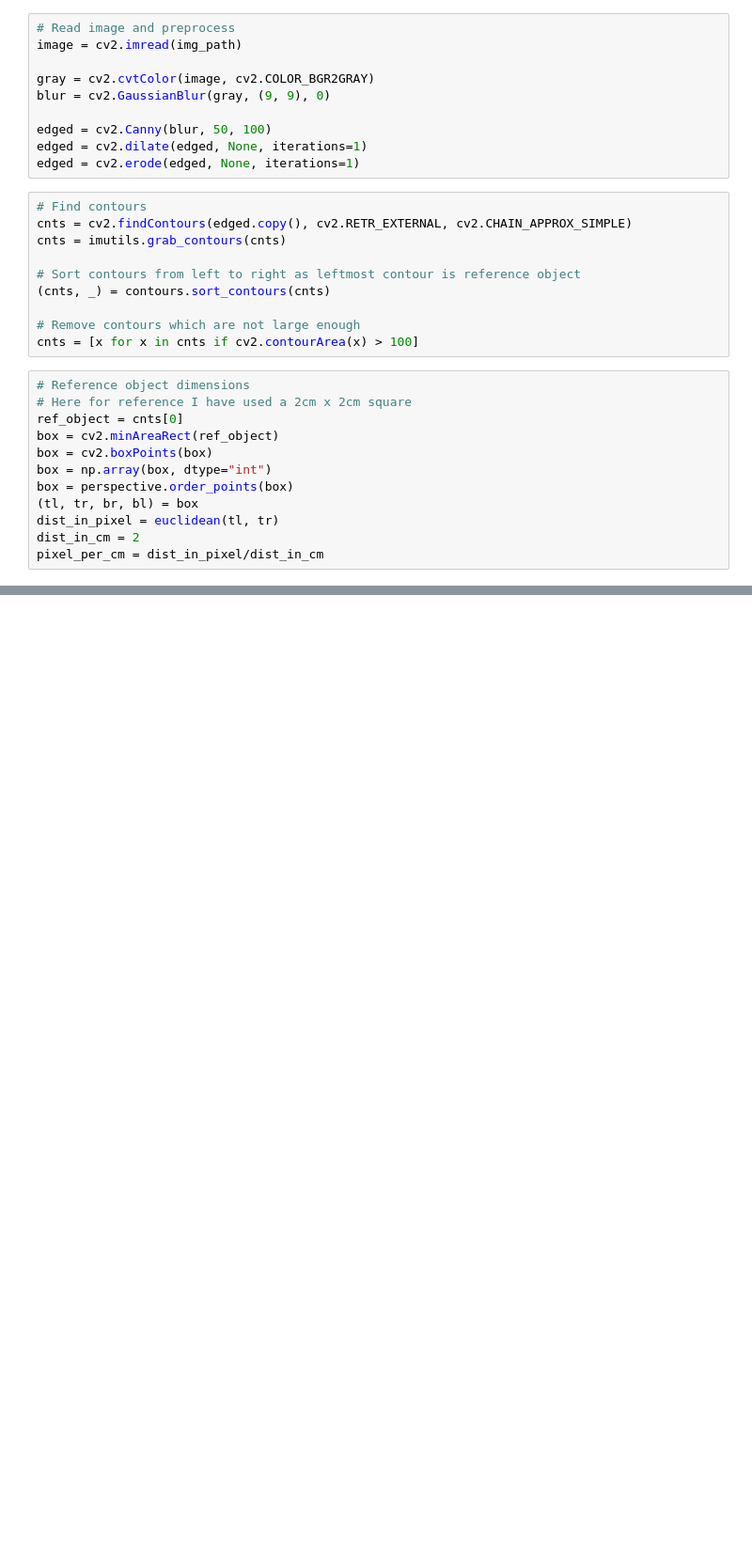
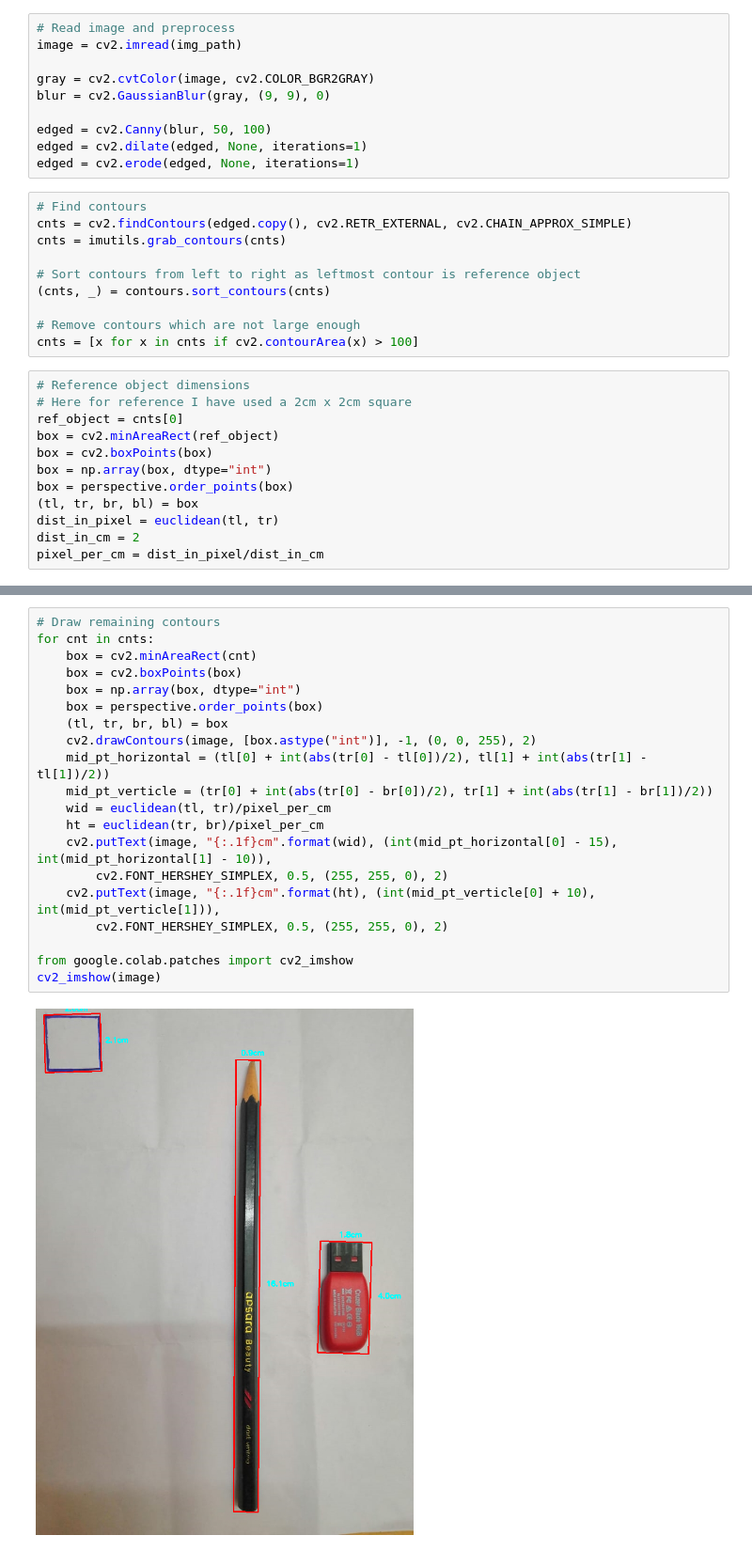
Before and after one commit to adityamaltare/OpenCV_object_measurement, a Jupyter notebook: OpenCV_object_measurements.ipynb, the cells around one changed output, grey strips where cells are left out. Shown at 94% size. Saved outputs shown, nothing was run; the diff lists cells and outputs as text; blank space fills up the shorter version.

```diff
--- a/OpenCV_object_measurements.ipynb
+++ b/OpenCV_object_measurements.ipynb
@@ -77,0 +78,22 @@ cv2_imshow(image)
+# %%
+# Draw remaining contours
+for cnt in cnts:
+	box = cv2.minAreaRect(cnt)
+	box = cv2.boxPoints(box)
+	box = np.array(box, dtype="int")
+	box = perspective.order_points(box)
+	(tl, tr, br, bl) = box
+	cv2.drawContours(image, [box.astype("int")], -1, (0, 0, 255), 2)
+	mid_pt_horizontal = (tl[0] + int(abs(tr[0] - tl[0])/2), tl[1] + int(abs(tr[1] - tl[1])/2))
+	mid_pt_verticle = (tr[0] + int(abs(tr[0] - br[0])/2), tr[1] + int(abs(tr[1] - br[1])/2))
+	wid = euclidean(tl, tr)/pixel_per_cm
+	ht = euclidean(tr, br)/pixel_per_cm
+	cv2.putText(image, "{:.1f}cm".format(wid), (int(mid_pt_horizontal[0] - 15), int(mid_pt_horizontal[1] - 10)),
+		cv2.FONT_HERSHEY_SIMPLEX, 0.5, (255, 255, 0), 2)
+	cv2.putText(image, "{:.1f}cm".format(ht), (int(mid_pt_verticle[0] + 10), int(mid_pt_verticle[1])),
+		cv2.FONT_HERSHEY_SIMPLEX, 0.5, (255, 255, 0), 2)
+
+from google.colab.patches import cv2_imshow
+cv2_imshow(image)
+# %% [output]
+[figure, added]
```
Also changed, not shown: parts of 3 cells of this notebook.
